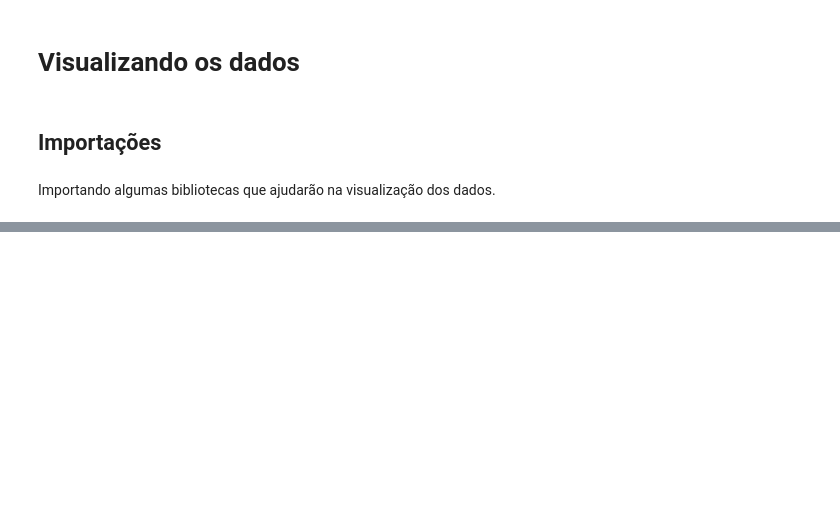
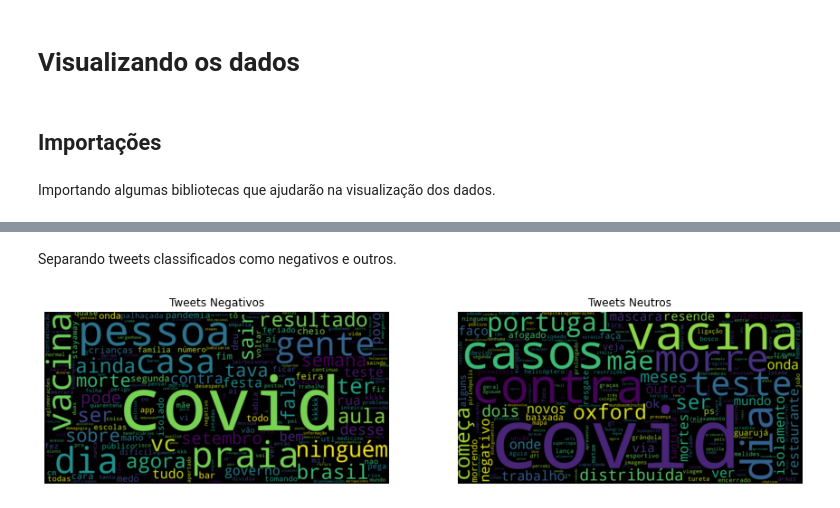
Before and after one commit to jogamaral/twitter-covid, a Jupyter notebook: twitter.ipynb, the cells around one changed output, grey strips where cells are left out. Drawn from its saved outputs; the diff is of its cells as text; code cells hidden in the pictures; blank space fills up the shorter version.

```diff
--- a/twitter.ipynb
+++ b/twitter.ipynb
@@ -159,0 +116,10 @@ wordcloud.words_
+# %%
+# Carrega os modelos salvos
+filename_modelo = 'modelo_class.sav'
+modelo = pickle.load(open(filename_modelo, 'rb'))
+
+filename_vectorizer = 'vectorizer.sav'
+vectorizer = pickle.load(open(filename_vectorizer, 'rb'))
+
+# Carrega função Preprocessing
+Preprocessing = utils.Preprocessing
@@ -159,0 +128,5 @@ wordcloud.words_
+# %%
+teste_tweets = [Preprocessing(i) for i in tw_df.full_text]
+freq_teste_tweets = vectorizer.transform(teste_tweets)
+
+resultados = modelo.predict(freq_teste_tweets)
@@ -159,0 +135,3 @@ wordcloud.words_
+# %%
+tw_df['classe'] = resultados
+tw_df[['full_text','classe']].head()
@@ -159,0 +145,30 @@ wordcloud.words_
+# %% [markdown]
+Separando tweets classificados como negativos e outros.
+# %%
+tw_df_classe_1 = tw_df.query('classe==1')['full_text']
+tw_df_classe_2 = tw_df.query('classe!=1')['full_text']
+# %%
+# Concatenando todas as letras em uma única string.
+palavras_classe_1 = " ".join(s for s in list(tw_df_classe_1))
+palavras_classe_2 = " ".join(s for s in list(tw_df_classe_2))
+
+# Criando lista de stopwords e adicionando algumas palavras à ela.
+stopwords_pt = stopwords.words('portuguese')
+stopwords_pt.extend(['pra','tá','https'])
+
+# Gerando wordclouds.
+wordcloud_classe_1 = WordCloud(stopwords=stopwords_pt, background_color="black",
+                      width=1600, height=800, collocations=False).generate(palavras_classe_1.lower())
+wordcloud_classe_2 = WordCloud(stopwords=stopwords_pt, background_color="black",
+                      width=1600, height=800, collocations=False).generate(palavras_classe_2.lower())
+
+# Mostrando a imagem final.
+fig, axes = plt.subplots(nrows=1, ncols=2, figsize=(15, 9))
+axes[0].imshow(wordcloud_classe_1, interpolation='bilinear')
+axes[0].set_title('Tweets Negativos')
+axes[0].set_axis_off()
+axes[1].imshow(wordcloud_classe_2, interpolation='bilinear')
+axes[1].set_title('Tweets Neutros')
+axes[1].set_axis_off()
+# %% [output]
+[figure, added]
```
Also changed, not shown: parts of 19 cells of this notebook, 4 other files.
